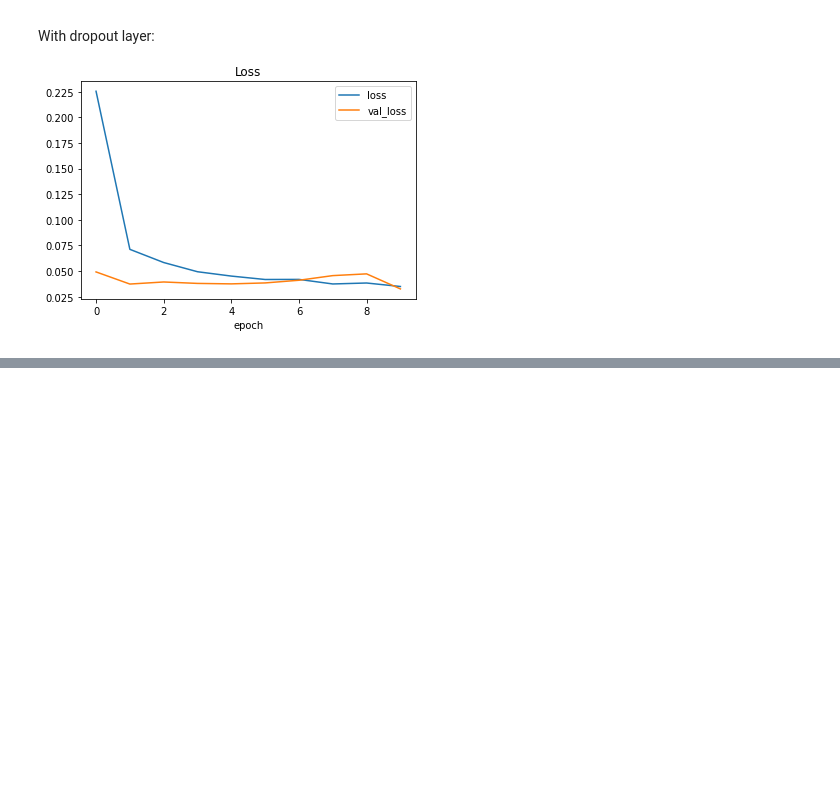
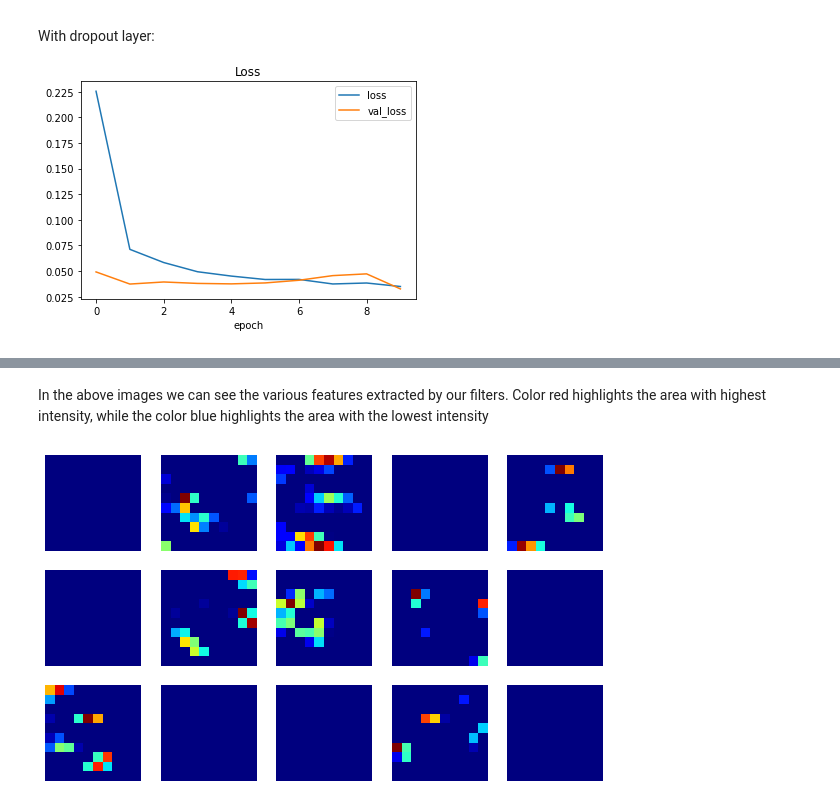
Before and after one commit to hpt1988/Applied-Deep-Learning_The-Complete-Self-Driving-Car-Course, a Jupyter notebook: cnn/cnn.ipynb, the cells around one changed output, grey strips where cells are left out. Cells and saved outputs as stored; diff of their text form; code cells hidden in the pictures; blank space fills up the shorter version.

```diff
--- a/cnn/cnn.ipynb
+++ b/cnn/cnn.ipynb
@@ -351,0 +407,11 @@ With dropout layer:
+# %% [markdown]
+In the above images we can see the various features extracted by our filters.
+Color red highlights the area with highest intensity, while the color blue highlights the area with the lowest intensity
+# %%
+plt.figure(figsize=(10, 6))
+for i in range(15):
+    plt.subplot(3, 5, i+1)
+    plt.imshow(visual_layer2[0, :, :, i], cmap=plt.get_cmap('jet'))
+    plt.axis('off')
+# %% [output]
+[figure, added]
```
Also changed, not shown: parts of 12 cells of this notebook.
